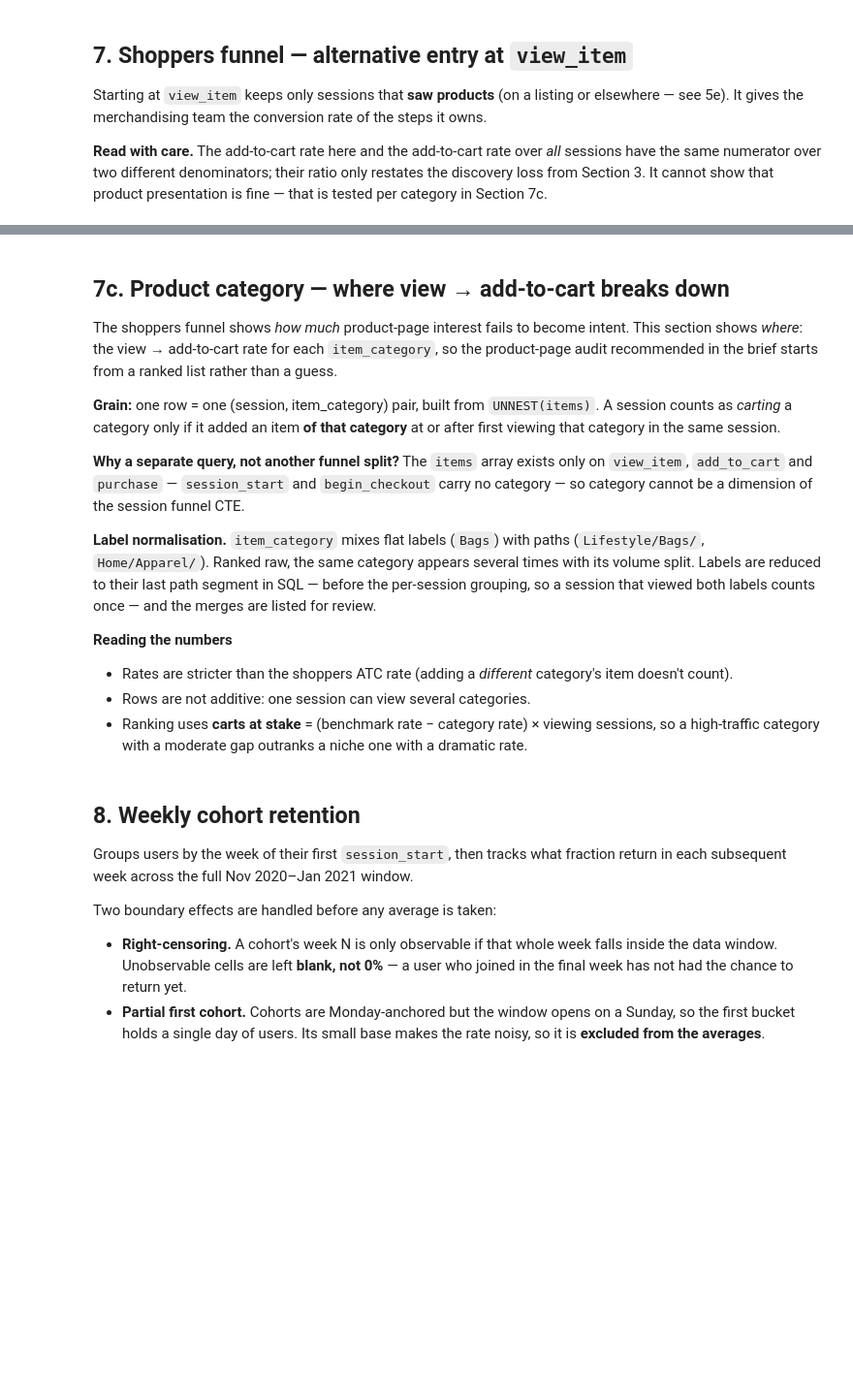
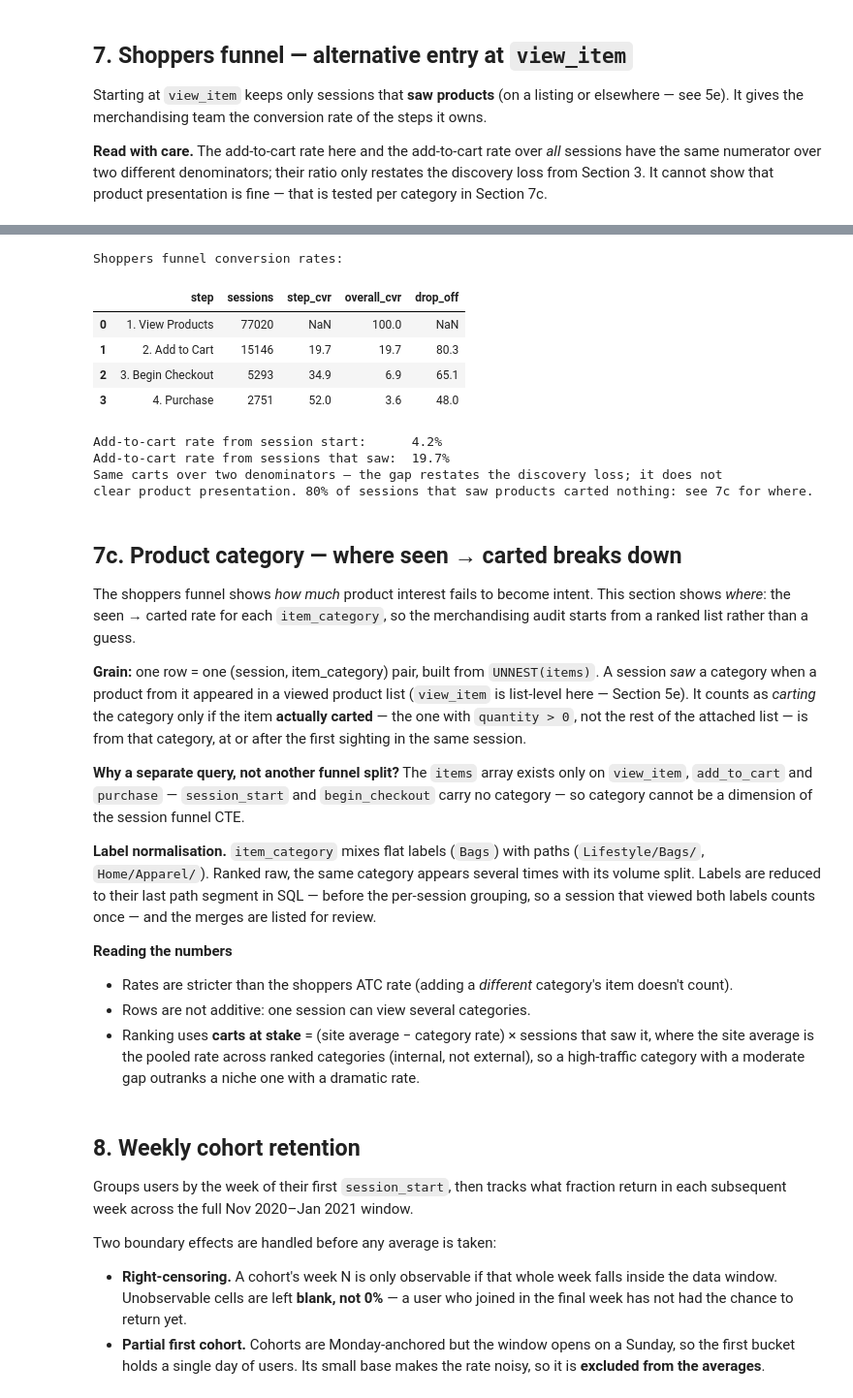
Before and after one commit to guiarpi/ga4-product-analytics, a Jupyter notebook: ga4_funnel_analysis.ipynb, the cells around one changed output, grey strips where cells are left out. Shown at 97% size. Drawn from its saved outputs; the diff is of its cells as text; code cells hidden in the pictures; blank space fills up the shorter version.

```diff
--- a/ga4_funnel_analysis.ipynb
+++ b/ga4_funnel_analysis.ipynb
@@ -805,54 +1010,67 @@ display(shoppers_raw)
 # %%
 # ── Section 7b: Shoppers funnel metrics + comparison ──────────────────────
-shopper_labels = ["1. View Item", "2. Add to Cart", "3. Begin Checkout", "4. Purchase"]
+shopper_labels = ["1. View Products", "2. Add to Cart", "3. Begin Checkout", "4. Purchase"]
 shopper_cols   = ["step1_view_item","step2_add_to_cart","step3_begin_checkout","step4_purchase"]
 
 shoppers_df = pd.DataFrame({
     "step":     shopper_labels,
     "sessions": [int(shoppers_raw[c].iloc[0]) for c in shopper_cols],
 })
 shoppers_df["step_cvr"]    = (shoppers_df["sessions"] / shoppers_df["sessions"].shift(1) * 100).round(1)
 shoppers_df["overall_cvr"] = (shoppers_df["sessions"] / shoppers_df["sessions"].iloc[0] * 100).round(1)
 shoppers_df["drop_off"]    = (100 - shoppers_df["step_cvr"]).round(1)
 
 print("Shoppers funnel conversion rates:")
 display(shoppers_df)
 
 fig_shop = px.funnel(
     shoppers_df, x="sessions", y="step",
-    title="Shoppers Funnel (Entry: View Item)",
+    title="Shoppers Funnel (Entry: View Products)",
     color_discrete_sequence=["#54A24B"],
 )
 for i, row in shoppers_df.iterrows():
     if i == 0:
         continue
     fig_shop.add_annotation(
         x=row["sessions"], y=row["step"],
         text=f"  ↓ {row['drop_off']}% drop-off  ({row['step_cvr']}% pass)",
         showarrow=False, xanchor="left",
         font=dict(size=11, color="#d62728"),
     )
 fig_shop.update_layout(height=400, margin=dict(l=160, r=260, t=60, b=40))
 fig_shop.show()
 
 # Compare add-to-cart from session start vs from product viewers (diagnostic split).
 full_cart_rate    = funnel_df.loc[funnel_df["step"]=="3. Add to Cart", "overall_cvr"].values[0]
 shopper_cart_rate = shoppers_df.loc[shoppers_df["step"]=="2. Add to Cart", "step_cvr"].values[0]
-print(f"\nAdd-to-cart rate from session start:  {full_cart_rate:.1f}%")
-print(f"Add-to-cart rate from view_item:       {shopper_cart_rate:.1f}%")
-print(f"\nIf these are similar → the PDP is the bottleneck.")
-print(f"If the shoppers rate is much higher → the problem is getting users to products.")
+print(f"\nAdd-to-cart rate from session start:      {full_cart_rate:.1f}%")
+print(f"Add-to-cart rate from sessions that saw:  {shopper_cart_rate:.1f}%")
+print("Same carts over two denominators — the gap restates the discovery loss; it does not")
+print(f"clear product presentation. {100 - shopper_cart_rate:.0f}% of sessions that saw products carted "
+      "nothing: see 7c for where.")
+# %% [output]
+Shoppers funnel conversion rates:
+|  | step | sessions | step_cvr | overall_cvr | drop_off |
+| 0 | 1. View Products | 77020 | NaN | 100.0 | NaN |
+| 1 | 2. Add to Cart | 15146 | 19.7 | 19.7 | 80.3 |
+| 2 | 3. Begin Checkout | 5293 | 34.9 | 6.9 | 65.1 |
+| 3 | 4. Purchase | 2751 | 52.0 | 3.6 | 48.0 |
+Add-to-cart rate from session start:      4.2%
+Add-to-cart rate from sessions that saw:  19.7%
+Same carts over two denominators — the gap restates the discovery loss; it does not
+clear product presentation. 80% of sessions that saw products carted nothing: see 7c for where.
 # %% [markdown]
-## 7c. Product category — where view → add-to-cart breaks down
+## 7c. Product category — where seen → carted breaks down
 
-The shoppers funnel shows *how much* product-page interest fails to become intent.
-This section shows *where*: the view → add-to-cart rate for each `item_category`,
-so the product-page audit recommended in the brief starts from a ranked list
-rather than a guess.
+The shoppers funnel shows *how much* product interest fails to become intent.
+This section shows *where*: the seen → carted rate for each `item_category`,
+so the merchandising audit starts from a ranked list rather than a guess.
 
 **Grain:** one row = one (session, item_category) pair, built from `UNNEST(items)`.
-A session counts as *carting* a category only if it added an item **of that
-category** at or after first viewing that category in the same session.
+A session *saw* a category when a product from it appeared in a viewed product list
+(`view_item` is list-level here — Section 5e). It counts as *carting* the category only if the
+item **actually carted** — the one with `quantity > 0`, not the rest of the attached list — is
+from that category, at or after the first sighting in the same session.
 
 **Why a separate query, not another funnel split?** The `items` array exists only
 on `view_item`, `add_to_cart` and `purchase` — `session_start` and `begin_checkout`
@@ -867,7 +1085,8 @@ and the merges are listed for review.
 **Reading the numbers**
 - Rates are stricter than the shoppers ATC rate (adding a *different* category's item doesn't count).
 - Rows are not additive: one session can view several categories.
-- Ranking uses **carts at stake** = (benchmark rate − category rate) × viewing sessions,
+- Ranking uses **carts at stake** = (site average − category rate) × sessions that saw it,
+  where the site average is the pooled rate across ranked categories (internal, not external),
   so a high-traffic category with a moderate gap outranks a niche one with a dramatic rate.
 # %%
 # ── Section 7c: Product category view → cart (BigQuery) ──────────────────────
```
Also changed, not shown: parts of 14 cells of this notebook, 1 other file.
